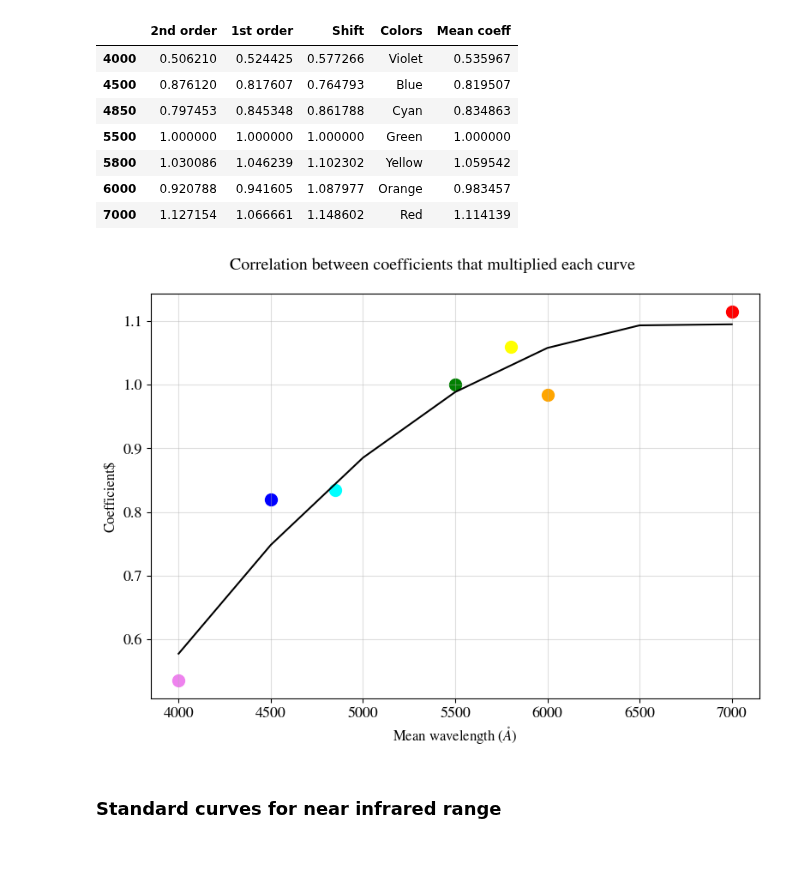
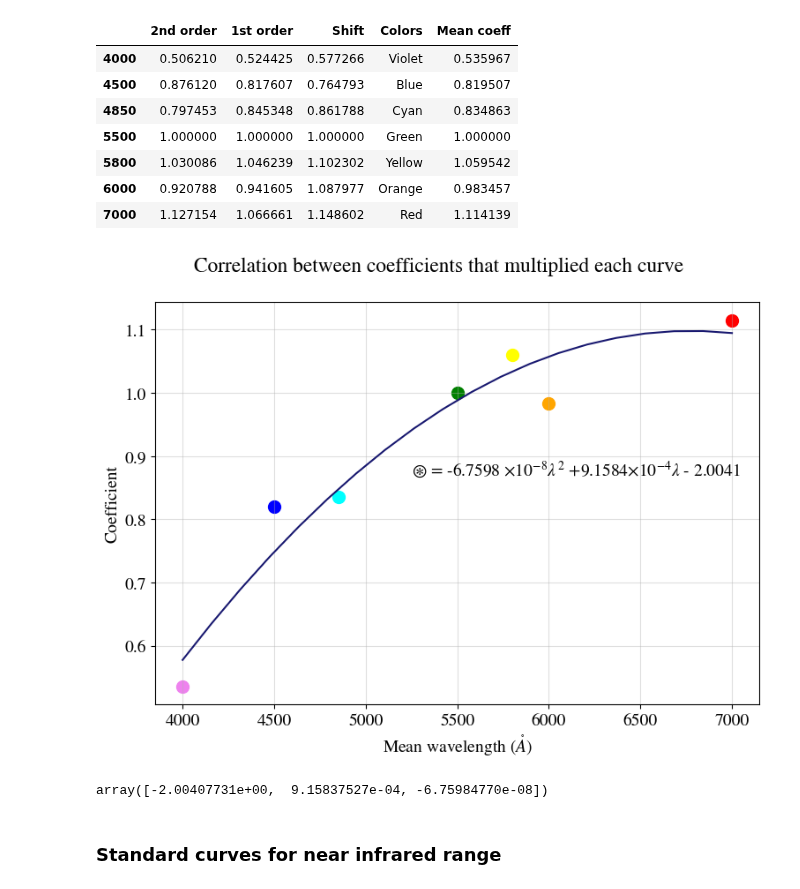
Before and after one commit to ccuellarn/Measurement-and-Characterization-of-Granulation-Patterns-in-the-IAG-Solar-Flux-Spectrum, a Jupyter notebook: Project/Characterization/Third signature/Standard_curves.ipynb, the cells around one changed output. Saved outputs shown, nothing was run; the diff lists cells and outputs as text; code cells hidden in the pictures; blank space fills up the shorter version.

```diff
--- a/Project/Characterization/Third signature/Standard_curves.ipynb
+++ b/Project/Characterization/Third signature/Standard_curves.ipynb
@@ -13,12 +13,12 @@ import scipy.constants as const
 params = {
         'font.family': 'serif',
         'font.serif': ['STIXGeneral', 'Times New Roman'],
-        'font.size': 12,
-        'axes.labelsize': 12,
-        'axes.titlesize': 14,
-        'legend.fontsize': 12,
-        'xtick.labelsize': 12,
-        'ytick.labelsize': 12,
+        'font.size': 14,
+        'axes.labelsize': 14,
+        'axes.titlesize': 16,
+        'legend.fontsize': 14,
+        'xtick.labelsize': 14,
+        'ytick.labelsize': 14,
         'mathtext.fontset': 'stix',
         'text.usetex': False,
         'figure.figsize': (6.4, 4.8),
@@ -155,7 +155,7 @@ for i, ax in enumerate(axes):
                 param_ALL.append(pd.DataFrame(param[-1::-1]))
                 fit_ALL.append([values_flux,flux_fit])
 
-                ax.plot(values_flux,flux_fit, color='k')
+                ax.plot(values_flux,flux_fit, color='midnightblue')
 
                 ax.legend()
                 ax.set_ylabel(r'Flux $(F/F_{c})$')
@@ -206,25 +206,30 @@ scale_coeff
 # %%
 fig3, ax = plt.subplots(1,1,figsize=(8,6))
 
 for i in colors_wave:
     ax.scatter(i,scale_coeff['Mean coeff'][i],marker='o',c=scale_coeff['Colors'][i],s=100)
 
 pol = Polynomial.fit(colors_wave,scale_coeff['Mean coeff'], 2)
 param = pol.convert().coef
-values_flux = np.linspace(min(colors_wave), max(colors_wave), len(colors_wave))
+values_flux = np.linspace(min(colors_wave), max(colors_wave), 20)
 flux_fit = poly.polyval(values_flux,param)
 
-ax.plot(values_flux,flux_fit,c='k')
+ax.plot(values_flux,flux_fit,c='midnightblue')
+ax.text(5250,0.87,fr'$\circledast$ = {round(param[2]*1e8,4)} $\times 10^{{-8}}\lambda^2$ +{round(param[1]*1e4,4)}$\times 10^{{-4}}\lambda$ - {round(param[0]*-1,4)}',c='k')
 fig3.suptitle('Correlation between coefficients that multiplied each curve')
 
 ax.set_xlabel(r'Mean wavelength ($\mathring{A}$)')
-ax.set_ylabel(r'Coefficient$')
+ax.set_ylabel(r'Coefficient')
 ax.grid(alpha = 0.4)
 
 fig3.tight_layout()
 # fig3.savefig('color coeficients')
 # %% [output]
-[figure, old version]
+[figure, new version]
+# %%
+param
+# %% [output]
+array([-2.00407731e+00,  9.15837527e-04, -6.75984770e-08])
 # %% [markdown]
 ### Standard curves for near infrared range
 # %%
```
Also changed, not shown: parts of 4 cells of this notebook, 33 other files.
